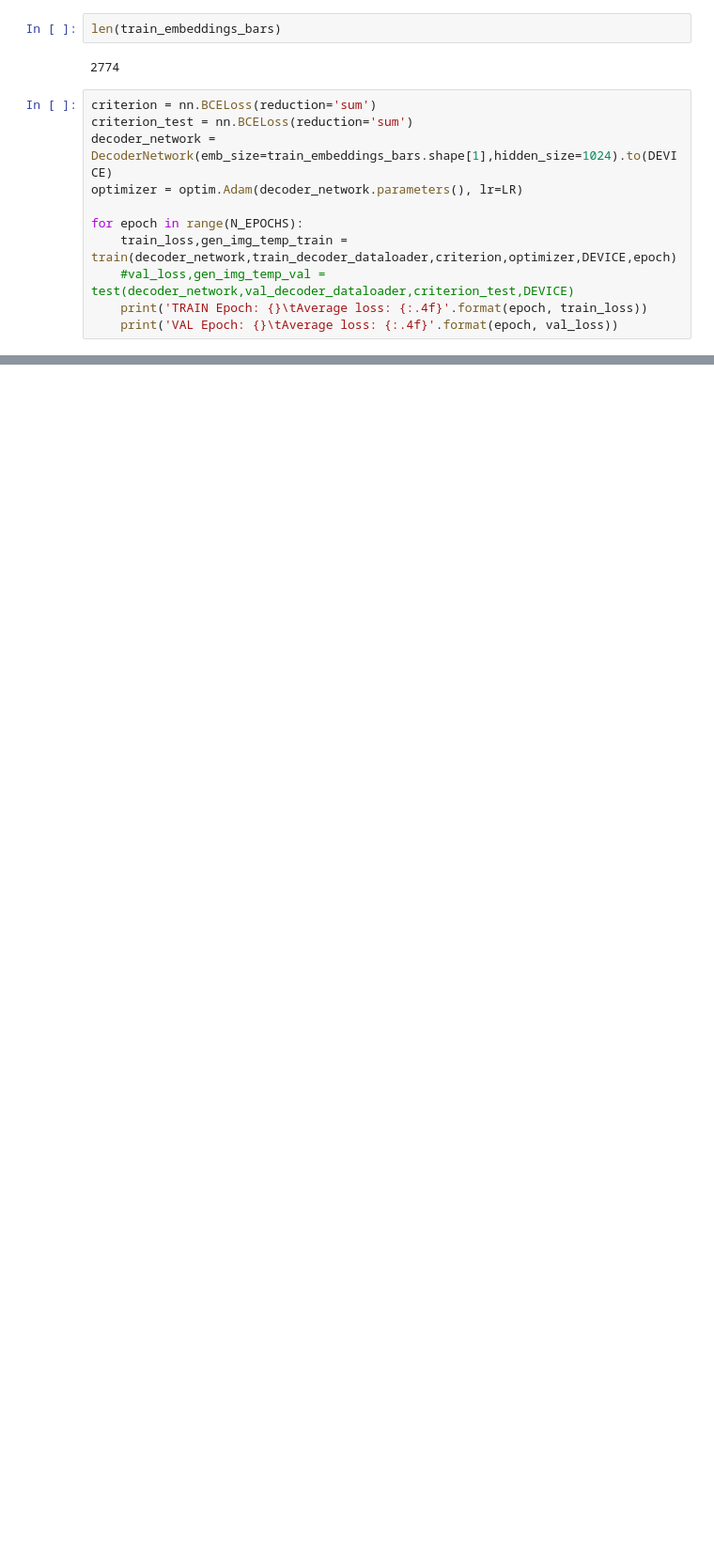
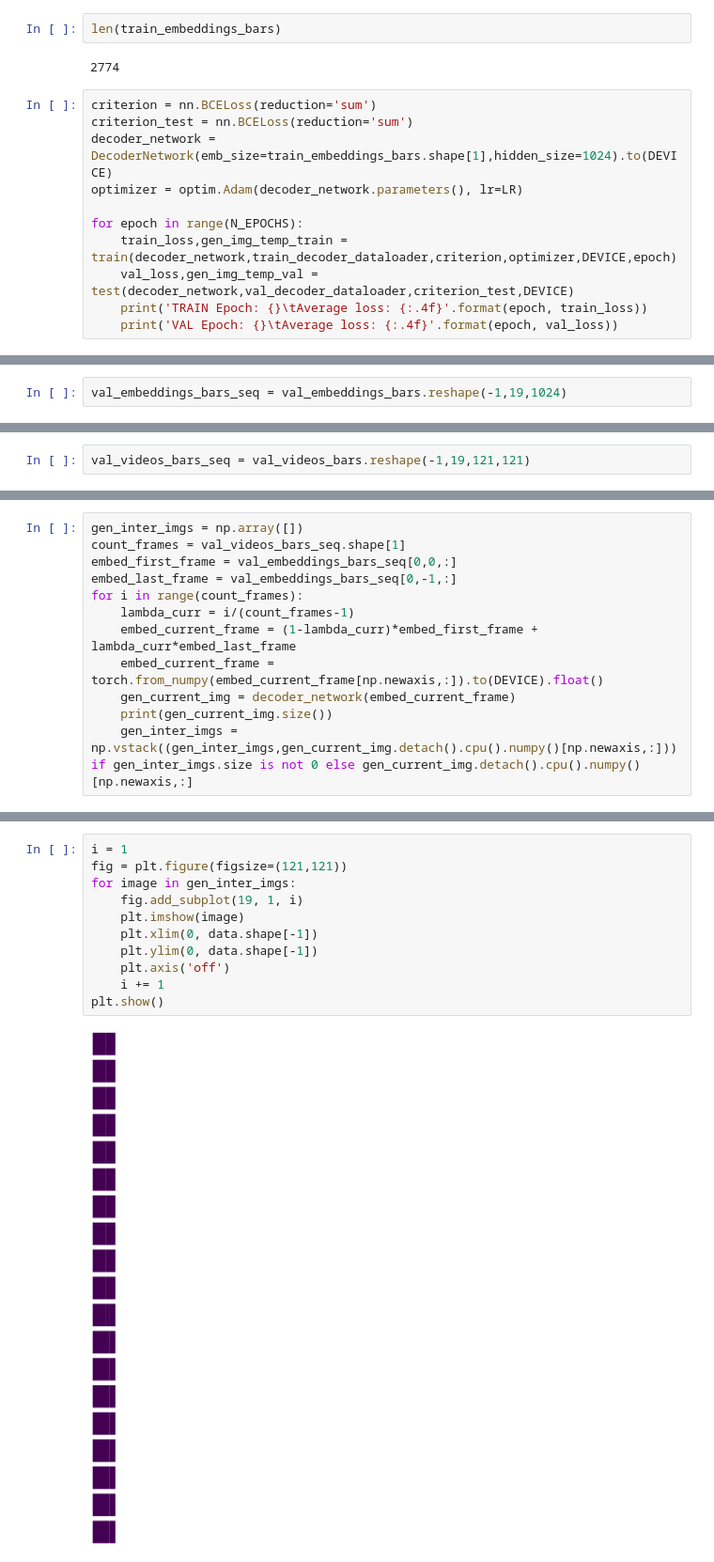
Before and after one commit to ranamihir/visual_embeddings_for_rl, a Jupyter notebook: notebooks/Decoder.ipynb, the cells around one changed output, grey strips where cells are left out. Shown at 94% size. Cells and saved outputs as stored; diff of their text form; blank space fills up the shorter version.

Commit message:
changed decoder notebook

```diff
--- a/notebooks/Decoder.ipynb
+++ b/notebooks/Decoder.ipynb
@@ -402,7 +411,7 @@ optimizer = optim.Adam(decoder_network.parameters(), lr=LR)
 
 for epoch in range(N_EPOCHS):
     train_loss,gen_img_temp_train = train(decoder_network,train_decoder_dataloader,criterion,optimizer,DEVICE,epoch)
-    #val_loss,gen_img_temp_val = test(decoder_network,val_decoder_dataloader,criterion_test,DEVICE)
+    val_loss,gen_img_temp_val = test(decoder_network,val_decoder_dataloader,criterion_test,DEVICE)
     print('TRAIN Epoch: {}\tAverage loss: {:.4f}'.format(epoch, train_loss))
     print('VAL Epoch: {}\tAverage loss: {:.4f}'.format(epoch, val_loss))
 # %% [output]
@@ -451,0 +473,2 @@ plt.show()
+# %%
+val_embeddings_bars_seq = val_embeddings_bars.reshape(-1,19,1024)
@@ -451,0 +479,2 @@ plt.show()
+# %%
+val_videos_bars_seq = val_videos_bars.reshape(-1,19,121,121)
@@ -451,0 +485,12 @@ plt.show()
+# %%
+gen_inter_imgs = np.array([])
+count_frames = val_videos_bars_seq.shape[1]
+embed_first_frame = val_embeddings_bars_seq[0,0,:]
+embed_last_frame = val_embeddings_bars_seq[0,-1,:]
+for i in range(count_frames):
+    lambda_curr = i/(count_frames-1)
+    embed_current_frame = (1-lambda_curr)*embed_first_frame + lambda_curr*embed_last_frame
+    embed_current_frame = torch.from_numpy(embed_current_frame[np.newaxis,:]).to(DEVICE).float()
+    gen_current_img = decoder_network(embed_current_frame)
+    print(gen_current_img.size())
+    gen_inter_imgs = np.vstack((gen_inter_imgs,gen_current_img.detach().cpu().numpy()[np.newaxis,:])) if gen_inter_imgs.size is not 0 else gen_current_img.detach().cpu().numpy()[np.newaxis,:]
@@ -451,0 +521,13 @@ plt.show()
+# %%
+i = 1
+fig = plt.figure(figsize=(121,121))
+for image in gen_inter_imgs:
+    fig.add_subplot(19, 1, i)
+    plt.imshow(image)
+    plt.xlim(0, data.shape[-1])
+    plt.ylim(0, data.shape[-1])
+    plt.axis('off')
+    i += 1
+plt.show()
+# %% [output]
+[figure, added]
```
Also changed, not shown: parts of 19 cells of this notebook.
